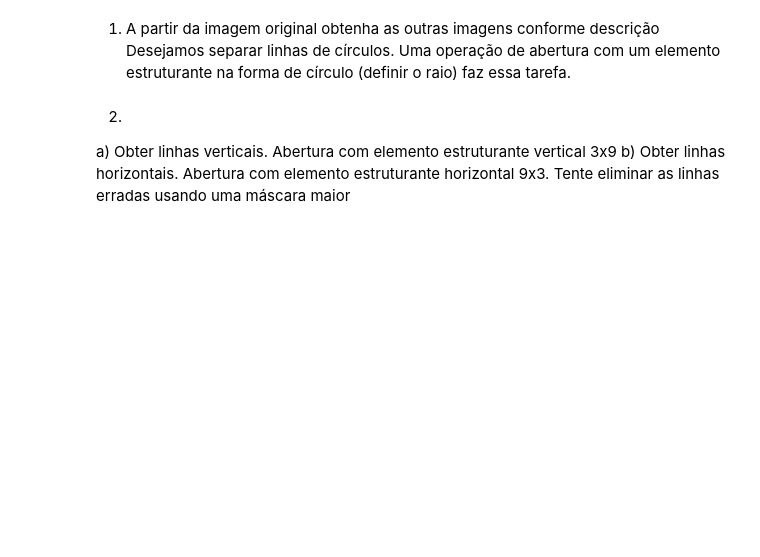
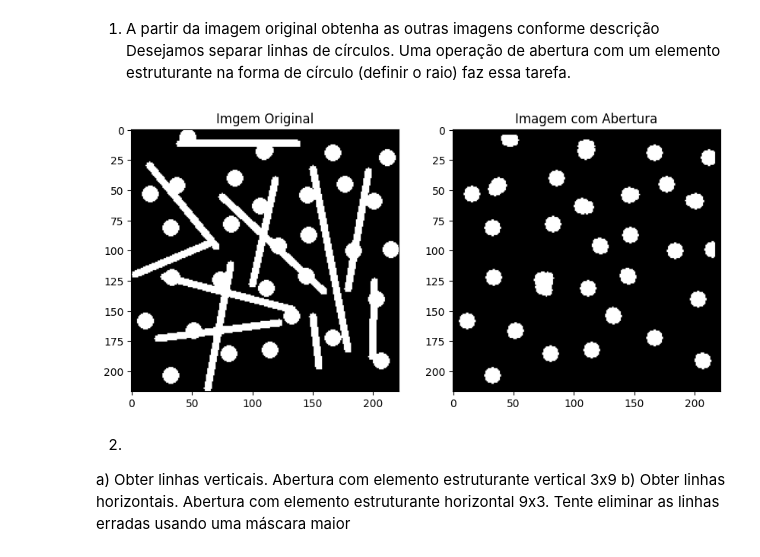
Before and after one commit to HelvesPallin/ppgco-ufu, a Jupyter notebook: ProcessamentoDigitalImagens/Lab07/Lab07.ipynb, the cells around one changed output. Cells and saved outputs as stored; diff of their text form; code cells hidden in the pictures; blank space fills up the shorter version.

```diff
--- a/ProcessamentoDigitalImagens/Lab07/Lab07.ipynb
+++ b/ProcessamentoDigitalImagens/Lab07/Lab07.ipynb
@@ -12,3 +8,52 @@ plt.imshow(img1, cmap='gray', vmin=0, vmax=255)
+# %%
+img1 = cv2.imread("img/art3.png", cv2.IMREAD_GRAYSCALE)
+
+def elementoEstruturanteRedondo(raio):
+    diametro = 2 * raio + 1
+    elemento = np.zeros((diametro, diametro), dtype=np.uint8)
+
+    for i in range(diametro):
+        for j in range(diametro):
+            if (i - raio)**2 + (j - raio)**2 <= raio**2:
+                elemento[i, j] = 1
+
+    return elemento
+
+def erosao(img, elementoEstruturante, elementoEstruturanteCheck):
+    imagem_erodida = np.zeros((img.shape[0], img.shape[1]), dtype=np.uint8)
+    for y in range(elementoEstruturante.shape[0]//2, img.shape[0] - elementoEstruturante.shape[0]//2):
+        for x in range(elementoEstruturante.shape[1]//2, img.shape[1] - elementoEstruturante.shape[1]//2):
+            regiao = img[y - elementoEstruturante.shape[0]//2:y + elementoEstruturante.shape[0]//2 + 1, x - elementoEstruturante.shape[1]//2:x + elementoEstruturante.shape[1]//2 + 1]*elementoEstruturante
+            if np.all(regiao == elementoEstruturanteCheck):
+                imagem_erodida[y, x] = 255
+            else:
+                imagem_erodida[y, x] = 0
+    return imagem_erodida
+
+def dilatacao(img, elementoEstruturante):
+    imagem_dilatada = np.zeros((img.shape[0], img.shape[1]), dtype=np.uint8)
+    for y in range(elementoEstruturante.shape[0]//2, img.shape[0] - elementoEstruturante.shape[0]//2):
+        for x in range(elementoEstruturante.shape[1]//2, img.shape[1] - elementoEstruturante.shape[1]//2):
+            regiao = img[y - elementoEstruturante.shape[0]//2:y + elementoEstruturante.shape[0]//2 + 1, x - elementoEstruturante.shape[1]//2:x + elementoEstruturante.shape[1]//2 + 1]*elementoEstruturante
+            if np.sum(regiao)>0:
+                imagem_dilatada[y,x]=255
+    return imagem_dilatada
+
+elementoEstruturanteRaio = 5
+
+elementoEstruturante = elementoEstruturanteRedondo(elementoEstruturanteRaio)
+elementoEstruturanteCheck = elementoEstruturante*255
+
+imagem_erodida = erosao(img1, elementoEstruturante, elementoEstruturanteCheck)
+imagem_aberta = dilatacao(imagem_erodida, elementoEstruturante)
+
+f, (axarr1, axarr2)  = plt.subplots(1,2, figsize = (10,10))
+axarr1.imshow(img1, cmap='gray', vmin=0, vmax=255)
+axarr1.title.set_text("Imgem Original")
+axarr2.imshow(imagem_aberta, cmap='gray', vmin=0, vmax=255)
+axarr2.title.set_text("Imagem com Abertura")
+# %% [output]
+[figure, added]
 # %% [markdown]
 2.
 a) Obter linhas verticais. Abertura com elemento estruturante vertical 3x9 b) Obter linhas horizontais. Abertura com elemento estruturante horizontal 9x3. Tente eliminar as linhas erradas usando uma máscara maior
```
Also changed, not shown: parts of 8 cells of this notebook, 2 other files.
